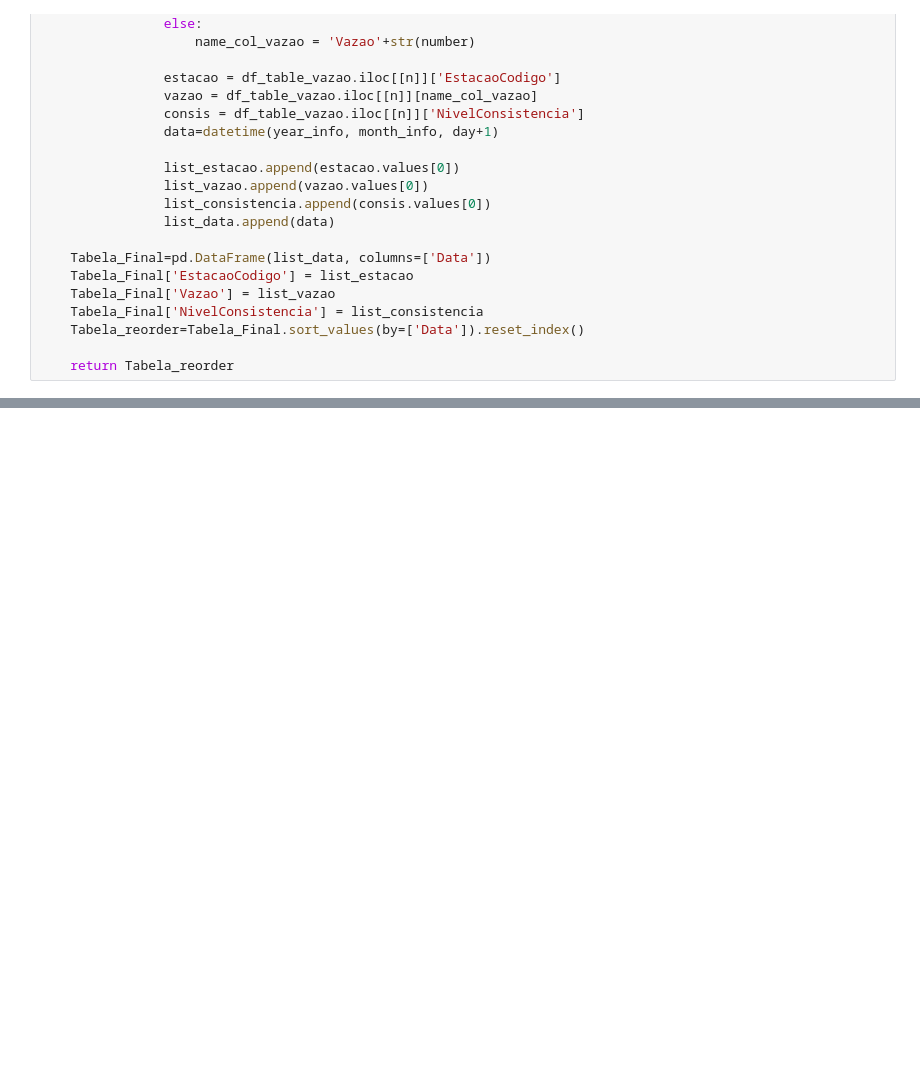
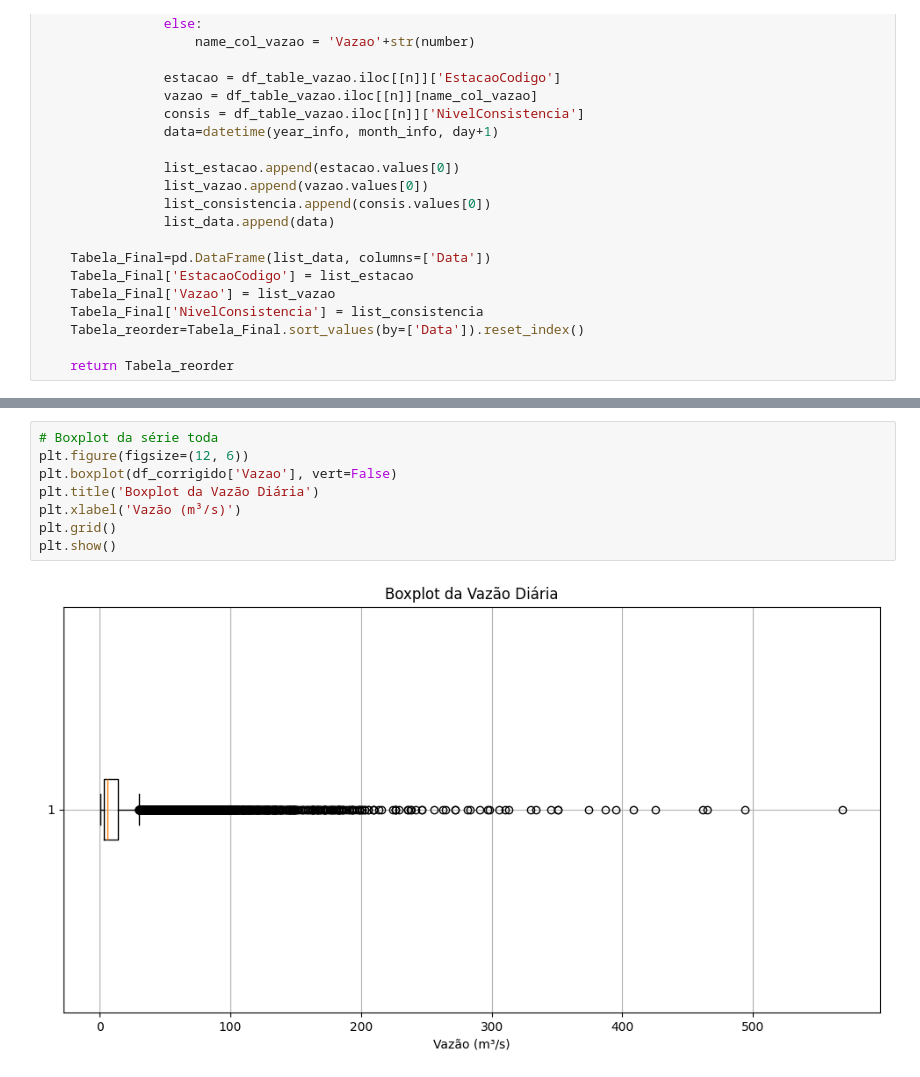
Before and after one commit to daphnecalazans/ENS410064-, a Jupyter notebook: 2024/notebook/Trabalho.ipynb, the cells around one changed output, grey strips where cells are left out. Saved outputs shown, nothing was run; the diff lists cells and outputs as text; blank space fills up the shorter version.

```diff
--- a/2024/notebook/Trabalho.ipynb
+++ b/2024/notebook/Trabalho.ipynb
@@ -135,0 +160,10 @@ def nc(df):
+# %%
+# Boxplot da série toda
+plt.figure(figsize=(12, 6))
+plt.boxplot(df_corrigido['Vazao'], vert=False)
+plt.title('Boxplot da Vazão Diária')
+plt.xlabel('Vazão (m³/s)')
+plt.grid()
+plt.show()
+# %% [output]
+[figure, added]
```
Also changed, not shown: parts of 7 cells of this notebook, 8 other files.
